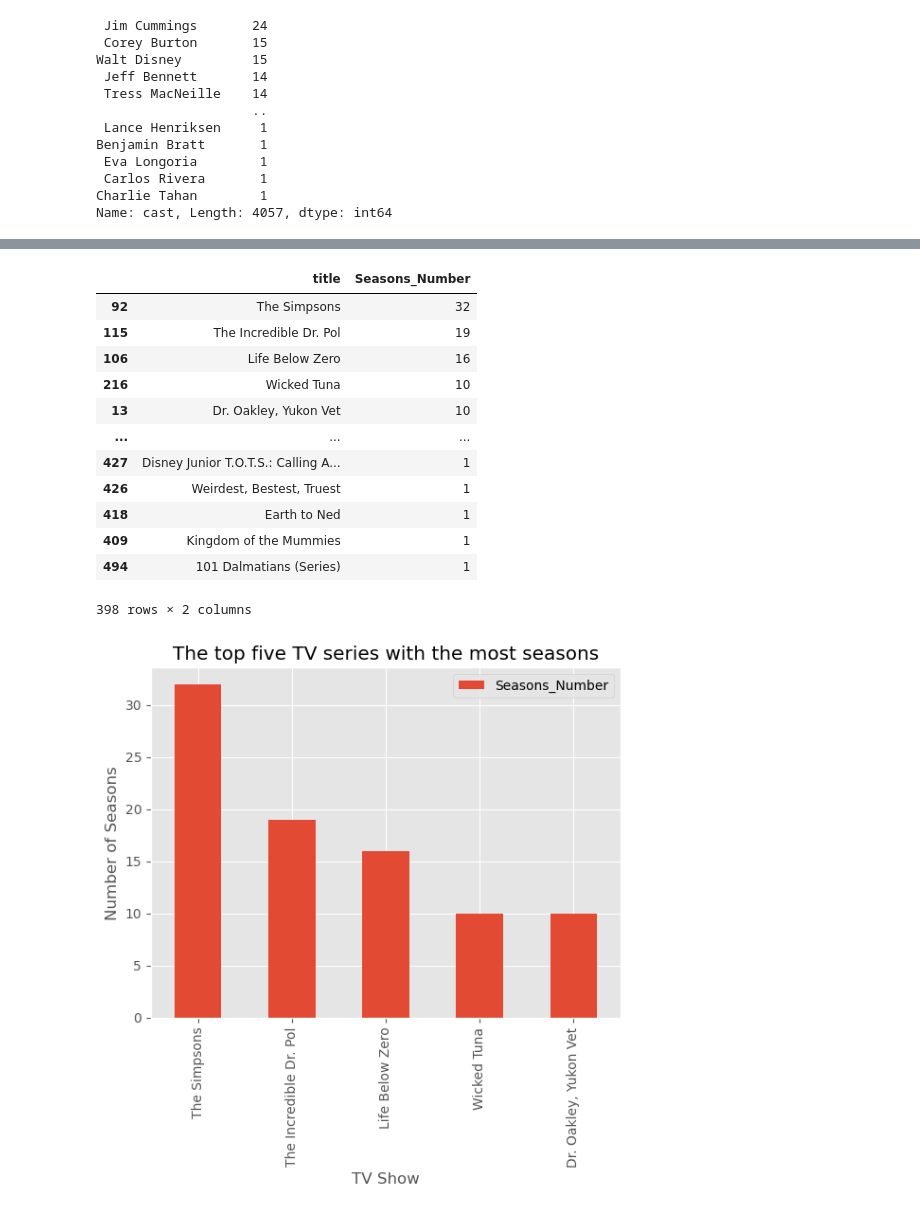
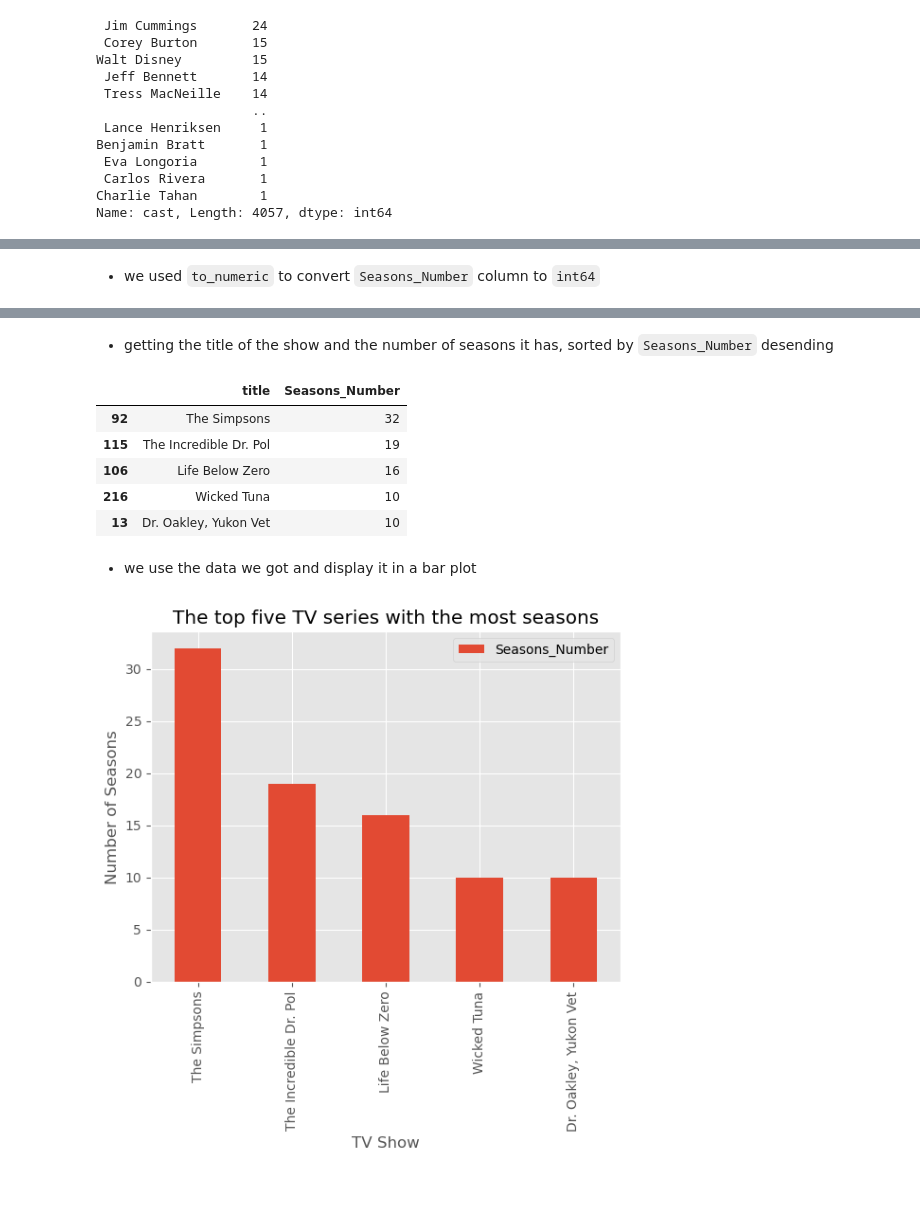
Before and after one commit to Rolerdxx/Exploratory-Data-Analysis, a Jupyter notebook: Projet.ipynb, the cells around one changed output, grey strips where cells are left out. Cells and saved outputs as stored; diff of their text form; code cells hidden in the pictures.

```diff
--- a/Projet.ipynb
+++ b/Projet.ipynb
@@ -3,7 +25,3 @@ ALLLOO
 # %%
 import pandas as pd
-import numpy as np
 import matplotlib.pylab as plt
-import seaborn as sns
-plt.style.use('ggplot')
-pd.set_option('max_columns', 200)
@@ -277,6 +364,8 @@ cat                       object
 description               object
 Seasons_Number            object
 dtype: object
+# %% [markdown]
+* we used `to_numeric` to convert `Seasons_Number` column to `int64`
 # %%
 series['Seasons_Number'] = pd.to_numeric(series['Seasons_Number'])
 # %%
@@ -296,22 +385,19 @@ cat                       object
 description               object
 Seasons_Number             int64
 dtype: object
+# %% [markdown]
+* getting the title of the show and the number of seasons it has, sorted by `Seasons_Number` desending
 # %%
-series[['title', 'Seasons_Number']].sort_values(by=['Seasons_Number'], ascending=False)
+series[['title', 'Seasons_Number']].sort_values(by=['Seasons_Number'], ascending=False).head(5)
 # %% [output]
 |  | title | Seasons_Number |
 | 92 | The Simpsons | 32 |
 | 115 | The Incredible Dr. Pol | 19 |
 | 106 | Life Below Zero | 16 |
 | 216 | Wicked Tuna | 10 |
 | 13 | Dr. Oakley, Yukon Vet | 10 |
-| ... | ... | ... |
-| 427 | Disney Junior T.O.T.S.: Calling A... | 1 |
-| 426 | Weirdest, Bestest, Truest | 1 |
-| 418 | Earth to Ned | 1 |
-| 409 | Kingdom of the Mummies | 1 |
-| 494 | 101 Dalmatians (Series) | 1 |
-398 rows × 2 columns
+# %% [markdown]
+* we use the data we got and display it in a bar plot
 # %%
 ax = series[['title', 'Seasons_Number']].sort_values(by=['Seasons_Number'], ascending=False) \
     .head(5) \
```
Also changed, not shown: parts of 60 cells of this notebook.
